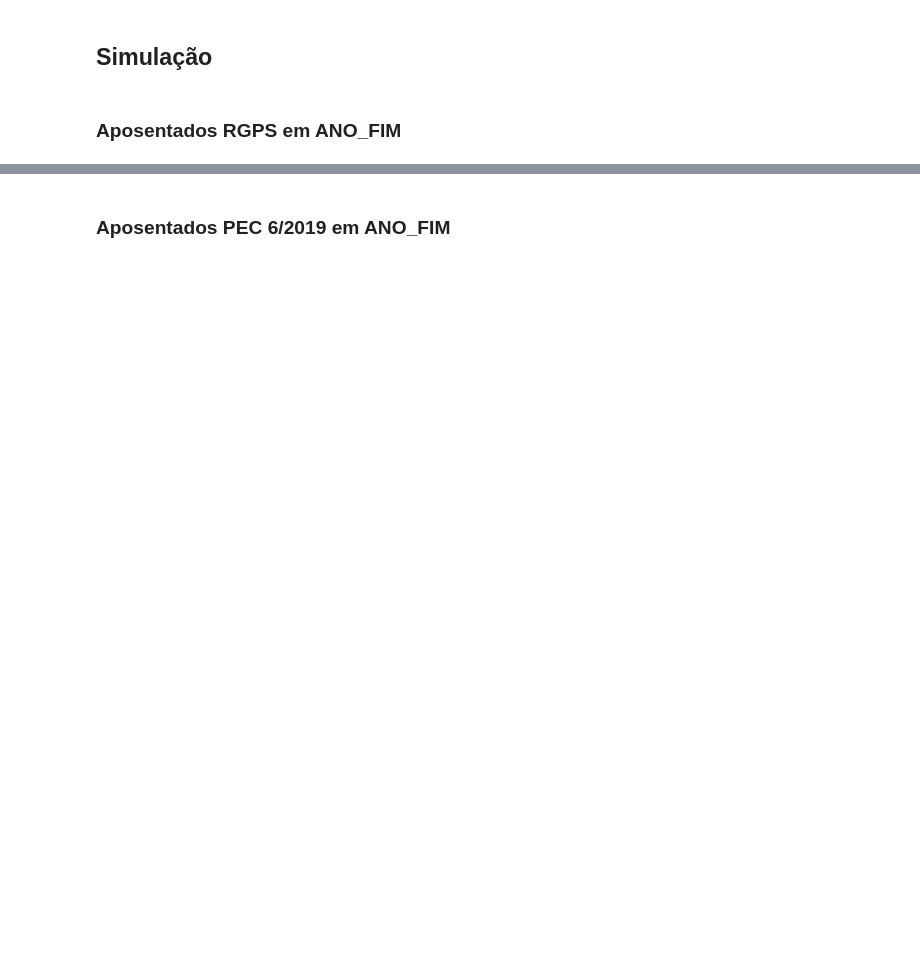
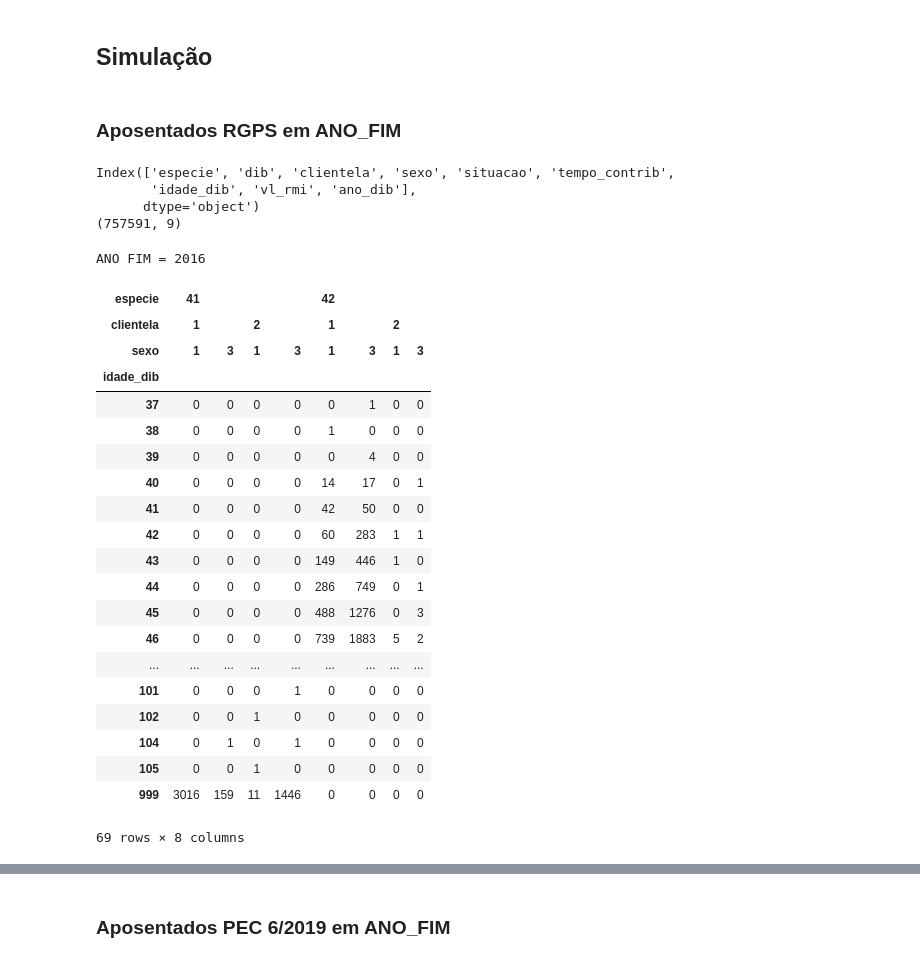
Before and after one commit to andrespp/ds-prev, a Jupyter notebook: analysis/Reforma.ipynb, the cells around one changed output, grey strips where cells are left out. Cells and saved outputs as stored; diff of their text form; code cells hidden in the pictures; blank space fills up the shorter version.

```diff
--- a/analysis/Reforma.ipynb
+++ b/analysis/Reforma.ipynb
@@ -223,8 +73,16 @@ SELECT
 	,VL_RMI
 FROM {table_name}
 WHERE DIB > {ano}*10000 AND DIB < ({ano}+1)*10000
-	AND ESPECIE = 41 -- APOSENTADORIA POR IDADE
-    AND SEXO = 1     -- HOMENS
+    AND ESPECIE IN (41 , 42)
+    AND SEXO IN (3, 1)
 """.format(table_name=DBTABLE,
            ano=ANO_FIM)
 df = ds_query(sql)
+df['ano_dib'] = df['dib'].apply(lambda x: int(x/10000))
+print(df.columns)
+print(df.shape)
+# %% [output]
+Index(['especie', 'dib', 'clientela', 'sexo', 'situacao', 'tempo_contrib',
+       'idade_dib', 'vl_rmi', 'ano_dib'],
+      dtype='object')
+(757591, 9)
@@ -233,0 +89,31 @@ df[['idade_dib','sexo']].groupby('idade_dib').count()
+# %%
+print('ANO FIM = {}'.format(ANO_FIM))
+df = df[df['ano_dib']==ANO_FIM][['ano_dib','idade_dib','especie','clientela', 'sexo','vl_rmi']]
+df = df.pivot_table(index='idade_dib', columns=['especie','clientela','sexo'],
+                    values='vl_rmi', aggfunc='count').round()
+df.fillna(value=0, inplace=True, downcast='infer')
+df.to_csv('../sandbox/2016_concessoes_rgps.csv')
+df
+# %% [output]
+ANO FIM = 2016
+| especie | 41 |  |  |  | 42 |  |  |  |
+| clientela | 1 |  | 2 |  | 1 |  | 2 |  |
+| sexo | 1 | 3 | 1 | 3 | 1 | 3 | 1 | 3 |
+| idade_dib |  |  |  |  |  |  |  |  |
+| 37 | 0 | 0 | 0 | 0 | 0 | 1 | 0 | 0 |
+| 38 | 0 | 0 | 0 | 0 | 1 | 0 | 0 | 0 |
+| 39 | 0 | 0 | 0 | 0 | 0 | 4 | 0 | 0 |
+| 40 | 0 | 0 | 0 | 0 | 14 | 17 | 0 | 1 |
+| 41 | 0 | 0 | 0 | 0 | 42 | 50 | 0 | 0 |
+| 42 | 0 | 0 | 0 | 0 | 60 | 283 | 1 | 1 |
+| 43 | 0 | 0 | 0 | 0 | 149 | 446 | 1 | 0 |
+| 44 | 0 | 0 | 0 | 0 | 286 | 749 | 0 | 1 |
+| 45 | 0 | 0 | 0 | 0 | 488 | 1276 | 0 | 3 |
+| 46 | 0 | 0 | 0 | 0 | 739 | 1883 | 5 | 2 |
+| ... | ... | ... | ... | ... | ... | ... | ... | ... |
+| 101 | 0 | 0 | 0 | 1 | 0 | 0 | 0 | 0 |
+| 102 | 0 | 0 | 1 | 0 | 0 | 0 | 0 | 0 |
+| 104 | 0 | 1 | 0 | 1 | 0 | 0 | 0 | 0 |
+| 105 | 0 | 0 | 1 | 0 | 0 | 0 | 0 | 0 |
+| 999 | 3016 | 159 | 11 | 1446 | 0 | 0 | 0 | 0 |
+69 rows × 8 columns
```
Also changed, not shown: parts of 15 cells of this notebook, 5 other files.
